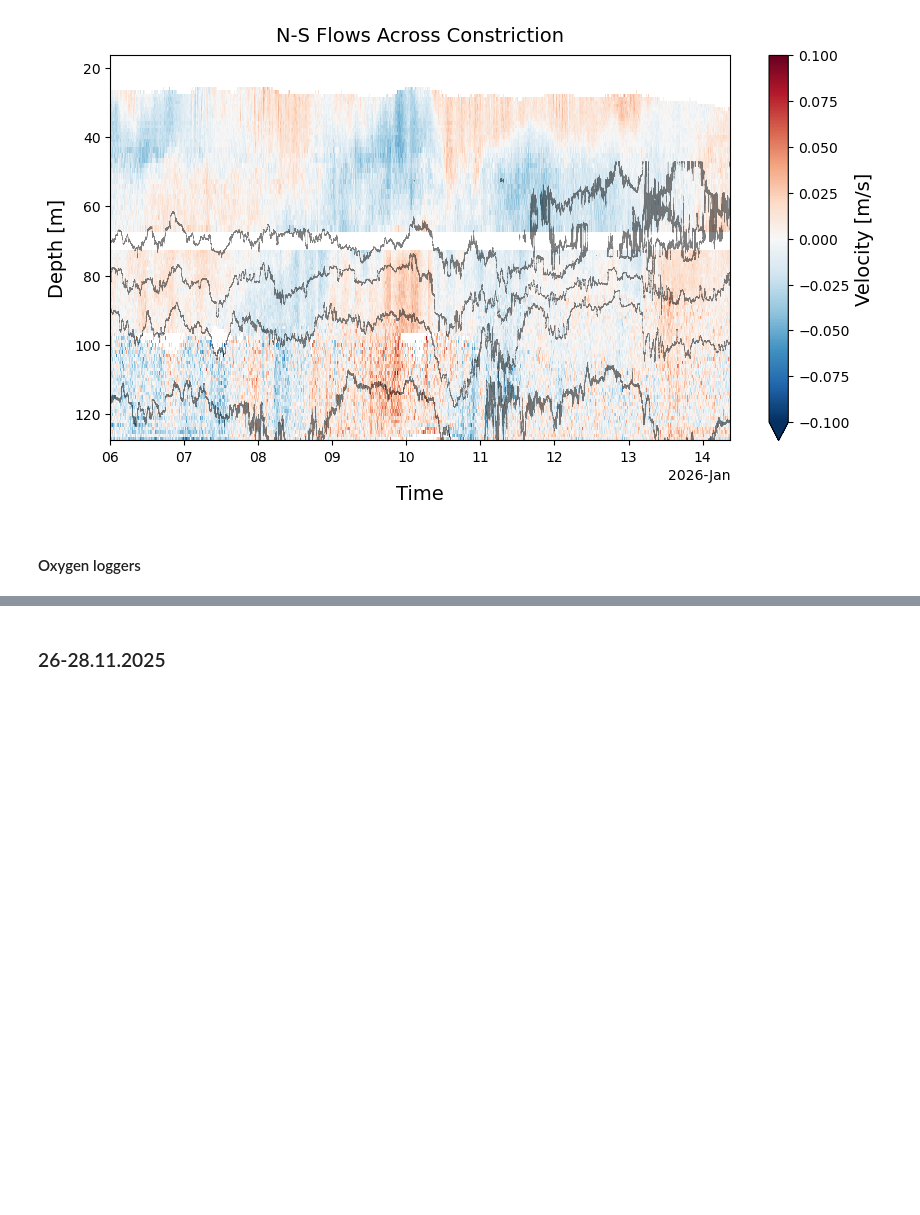
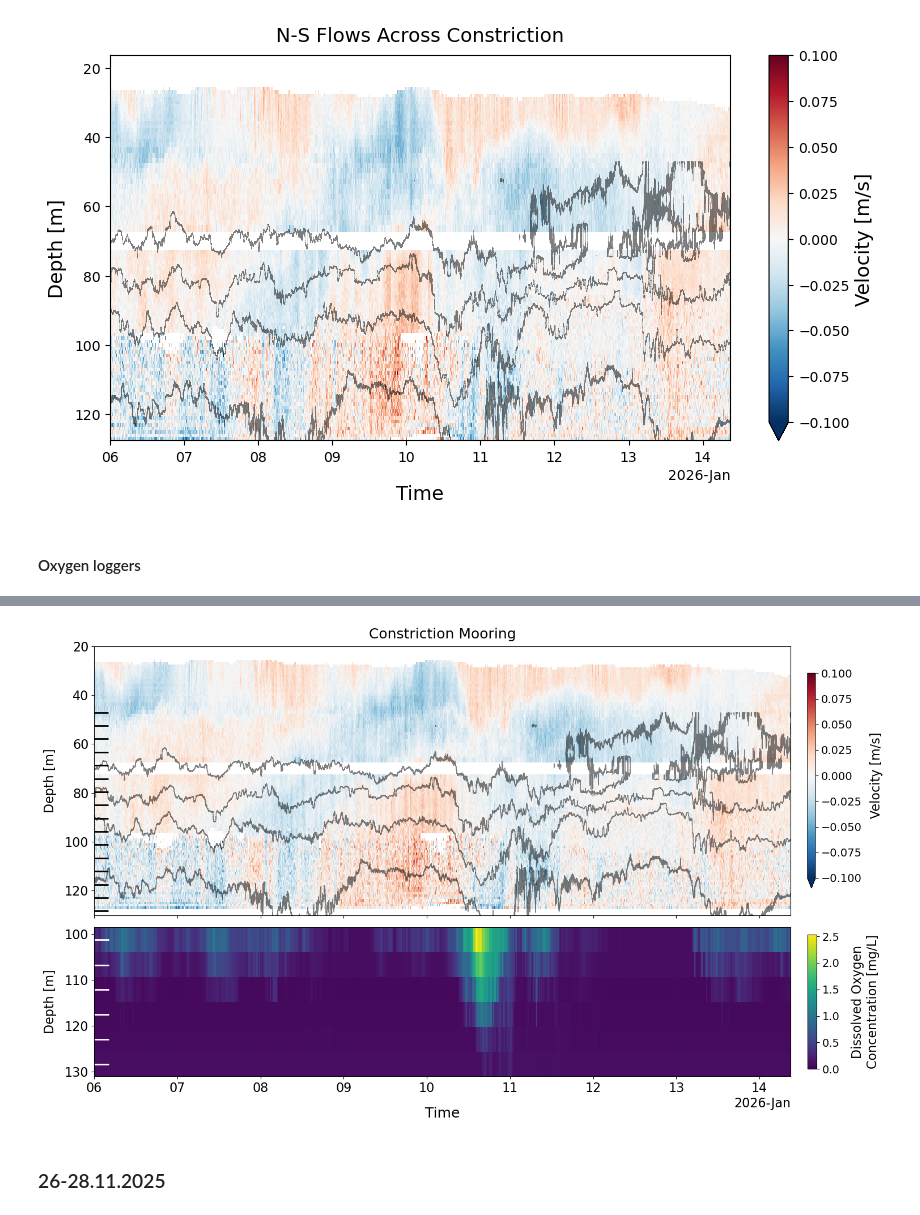
Before and after one commit to hherrema/eawag, a Jupyter notebook: presentations/osm/osm_2026.ipynb, the cells around one changed output, grey strips where cells are left out. Cells and saved outputs as stored; diff of their text form; code cells hidden in the pictures; blank space fills up the shorter version.

```diff
--- a/presentations/osm/osm_2026.ipynb
+++ b/presentations/osm/osm_2026.ipynb
@@ -296,0 +352,5 @@ plot_oxygen_ts(ds_do, True, 'do_jan')
+# %%
+isotherms = [5.8, 5.7, 5.6, 5.5]
+plot_vel_temp_do(u_orth, v_orth, ds_temp, isotherms, ds_do, save=True, gallery_file='vel_temp_do')
+# %% [output]
+[figure, added]
```
Also changed, not shown: parts of 13 cells of this notebook, 4 other files.
